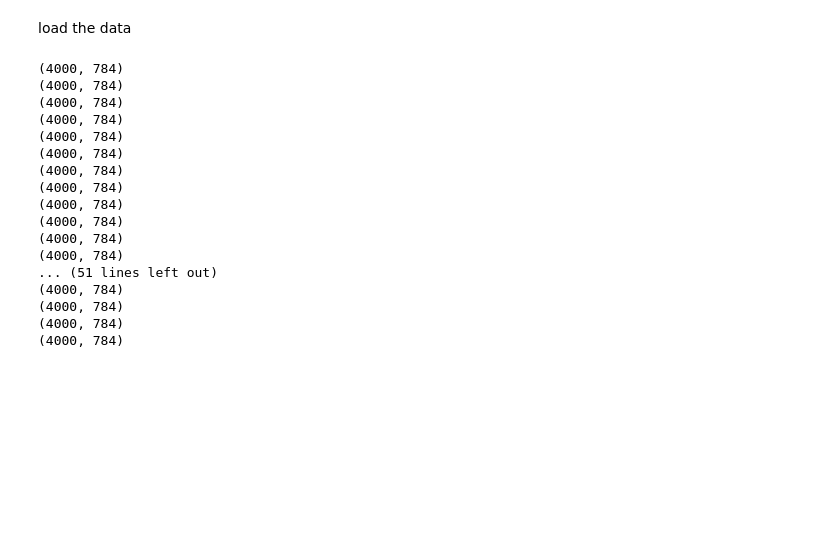
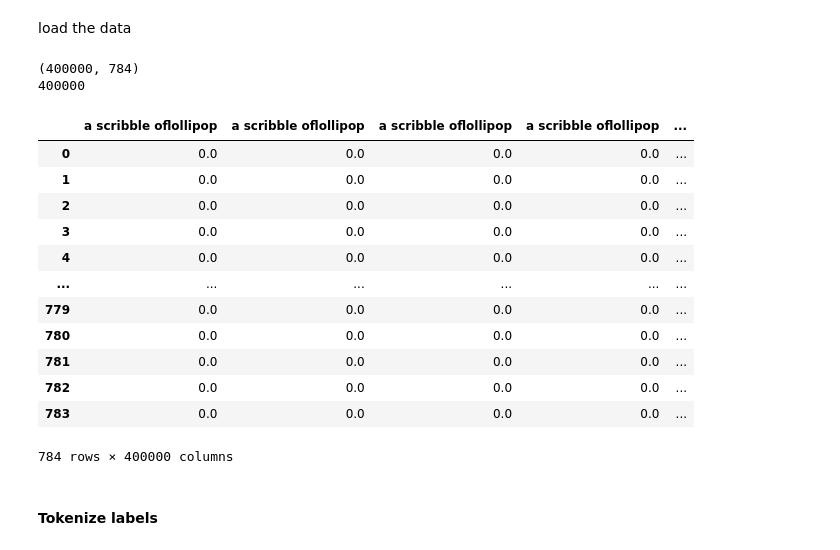
Before and after one commit to yiling459/CSCI-SHU-360-Machine-Learning-Final-Project, a Jupyter notebook: Playground/train_text_to_image_lora_scribble.ipynb, the cells around one changed output. Drawn from its saved outputs; the diff is of its cells as text; code cells hidden in the pictures; blank space fills up the shorter version.

```diff
--- a/Playground/train_text_to_image_lora_scribble.ipynb
+++ b/Playground/train_text_to_image_lora_scribble.ipynb
@@ -357,42 +350,44 @@ def load_data_for_diffusion(root, max_items_per_class= 4000 ):
     all_files = glob.glob(os.path.join(root, '*.npy'))
 
     #initialize variables
-    data_dic = {"text":[], "img":[]}
-    # imgs = np.empty([0, 784])
-    # labels = []
+    imgs = np.empty([0, 784])
+    labels = []
 
     for idx, file in enumerate(all_files):
       data = np.load(file)
       data = data[0: max_items_per_class, :]
 
       class_name, ext = os.path.splitext(os.path.basename(file))
-      data_dic['text'].extend([class_name for i in range(data.shape[0])])
-      data_dic['img'].append(data)
-      print(data.shape)
+      labels.extend(["a scribble of" + class_name for i in range(data.shape[0])])
 
-      # imgs = np.concatenate((imgs, data), axis=0)
+      imgs = np.concatenate((imgs, data), axis=0)
 
 
-    return data_dic
+    return imgs, labels
+# %%
+imgs, labels = load_data_for_diffusion('data')
 # %%
-data_dic = load_data_for_diffusion('data')
-# print(imgs.shape)
-# print(len(labels))
+print(imgs.shape)
+print(len(labels))
 # %% [output]
-(4000, 784)
-(4000, 784)
-(4000, 784)
-(4000, 784)
-(4000, 784)
-(4000, 784)
-(4000, 784)
-(4000, 784)
-(4000, 784)
-(4000, 784)
-(4000, 784)
-(4000, 784)
-... (51 lines left out)
-(4000, 784)
-(4000, 784)
-(4000, 784)
-(4000, 784)
+(400000, 784)
+400000
+# %%
+labeled_imgs = pd.DataFrame(imgs.T, columns=labels)
+labeled_imgs
+# %% [output]
+|  | a scribble oflollipop | a scribble oflollipop | a scribble oflollipop | a scribble oflollipop | ... |
+| 0 | 0.0 | 0.0 | 0.0 | 0.0 | ... |
+| 1 | 0.0 | 0.0 | 0.0 | 0.0 | ... |
+| 2 | 0.0 | 0.0 | 0.0 | 0.0 | ... |
+| 3 | 0.0 | 0.0 | 0.0 | 0.0 | ... |
+| 4 | 0.0 | 0.0 | 0.0 | 0.0 | ... |
+| ... | ... | ... | ... | ... | ... |
+| 779 | 0.0 | 0.0 | 0.0 | 0.0 | ... |
+| 780 | 0.0 | 0.0 | 0.0 | 0.0 | ... |
+| 781 | 0.0 | 0.0 | 0.0 | 0.0 | ... |
+| 782 | 0.0 | 0.0 | 0.0 | 0.0 | ... |
+| 783 | 0.0 | 0.0 | 0.0 | 0.0 | ... |
+784 rows × 400000 columns
+# %% [markdown]
+#### Tokenize labels
```
Also changed, not shown: parts of 29 cells of this notebook.
